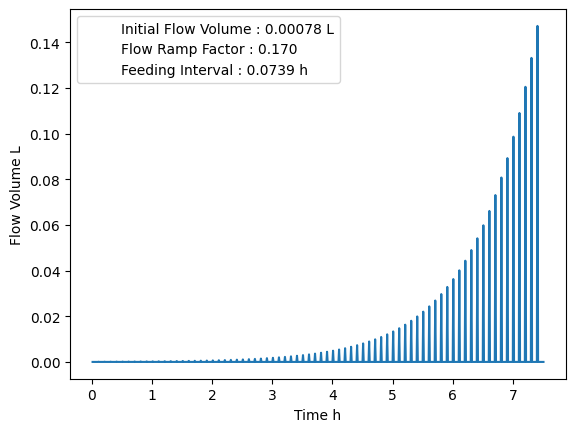
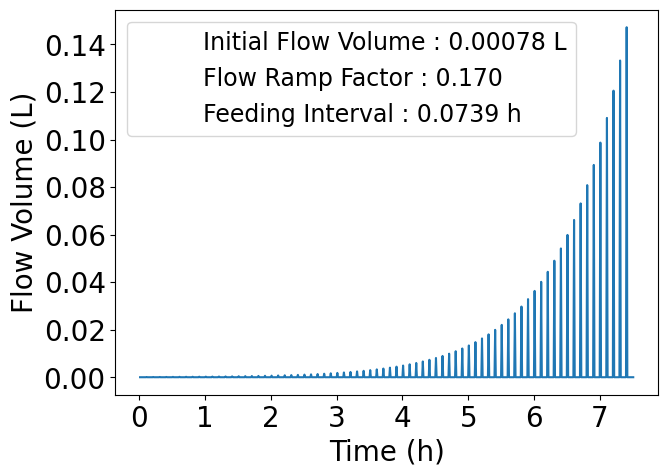
Code edit (unified diff) that turned the first committed figure into the second:
--- before
+++ after
@@ -1,4 +1,5 @@
 import math
 import matplotlib.pyplot as plt
+from matplotlib.lines import Line2D
 
 # Parameters
@@ -10,7 +11,8 @@
 volumes = []
 time_vector = tvec
+
 # Simulate exponential growth
 for i in range(ns):
-    if i%(media_transfer_step) == 0 and i != 0:
+    if i % media_transfer_step == 0 and i != 0:
         if sum(volumes) <= 1.5:
             flow_volume = flow_volume * math.exp(ramp_rate)  # Increase population exponentially
@@ -21,20 +23,26 @@
     else:
         volumes.append(0)
+
 print(len(time_vector))
-from matplotlib.lines import Line2D
+
+# Plotting
+plt.figure(figsize=(7, 5))  # Set figure size
 plt.plot(time_vector[:len(volumes)], volumes)
-plt.xlabel("Time h")
-plt.ylabel("Flow Volume L")
+
+# Add labels with fontsize 15
+plt.xlabel("Time (h)", fontsize=20)
+plt.ylabel("Flow Volume (L)", fontsize=20)
+
+# Define custom legend
 custom_lines = [
     Line2D([0], [0], color='none', marker=None, linestyle='None', label=f'Initial Flow Volume : 0.00078 L'),
     Line2D([0], [0], color='none', marker=None, linestyle='None', label=f'Flow Ramp Factor : 0.170'),
     Line2D([0], [0], color='none', marker=None, linestyle='None', label=f'Feeding Interval : 0.0739 h'),
-
 ]
 
 # Add the custom legend
-plt.legend(handles=custom_lines)
+plt.xticks(fontsize=20)  # Set x-tick font size
+plt.yticks(fontsize=20)  # Set y-tick font size
+plt.legend(handles=custom_lines, fontsize=17)  # Set legend font size
 
-
-
-
+plt.show()

Commit: paper ready version